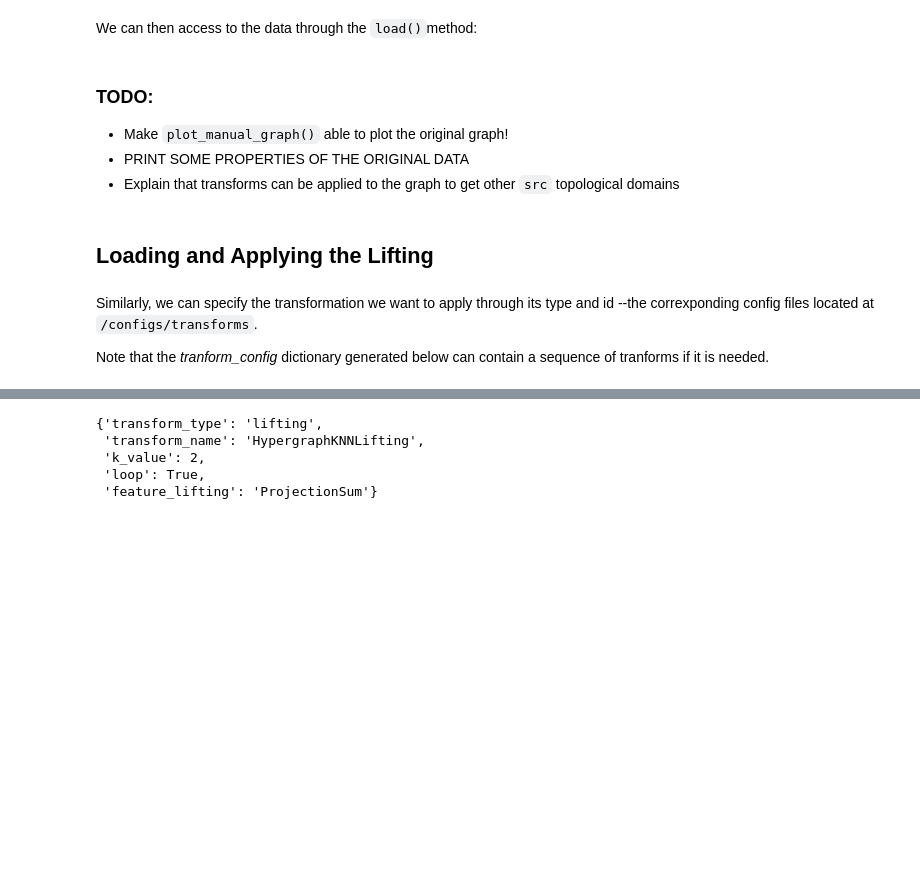
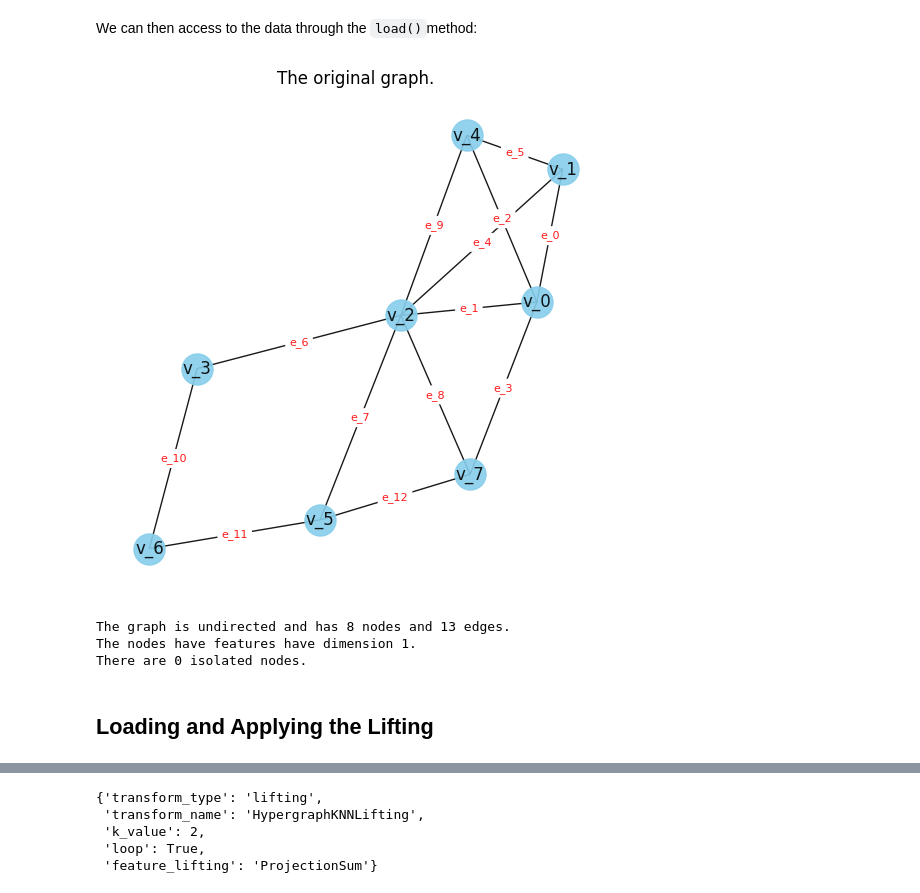
Before and after one commit to pyt-team/challenge-icml-2024, a Jupyter notebook: tutorials/graph2hypergraph/knn_lifting.ipynb, the cells around one changed output, grey strips where cells are left out. Cells and saved outputs as stored; diff of their text form; code cells hidden in the pictures; blank space fills up the shorter version.

```diff
--- a/tutorials/graph2hypergraph/knn_lifting.ipynb
+++ b/tutorials/graph2hypergraph/knn_lifting.ipynb
@@ -68,14 +66,23 @@ dataset = GraphLoader(dataset_config)
 We can then access to the data through the `load()`method:
 # %%
 data = dataset.load()
+if dataset_name == "manual_dataset":
+    plot_manual_graph(data)
+# %% [output]
+[figure, added]
-# %% [markdown]
-### TODO:
-- Make `plot_manual_graph()` able to plot the original graph!
-- PRINT SOME PROPERTIES OF THE ORIGINAL DATA
-- Explain that transforms can be applied to the graph to get other `src` topological domains
+# %%
+print(f"The graph is undirected and has {data.x.shape[0]} nodes and {data.edge_index.shape[1]} edges.")
+print(f"The nodes have features have dimension {data.x.shape[1]}.")
+
+connected_nodes = torch.unique(data.edge_index)
+isolated_nodes = []
+for i in range(data.x.shape[0]):
+    if i not in connected_nodes:
+        isolated_nodes.append(i)
+print(f"There are {len(isolated_nodes)} isolated nodes.")
+# %% [output]
+The graph is undirected and has 8 nodes and 13 edges.
+The nodes have features have dimension 1.
+There are 0 isolated nodes.
 # %% [markdown]
 ## Loading and Applying the Lifting
-# %% [markdown]
-Similarly, we can specify the transformation we want to apply through its type and id --the correxponding config files located at `/configs/transforms`.
-
-Note that the *tranform_config* dictionary generated below can contain a sequence of tranforms if it is needed.
```
Also changed, not shown: parts of 10 cells of this notebook, 3 other files.
